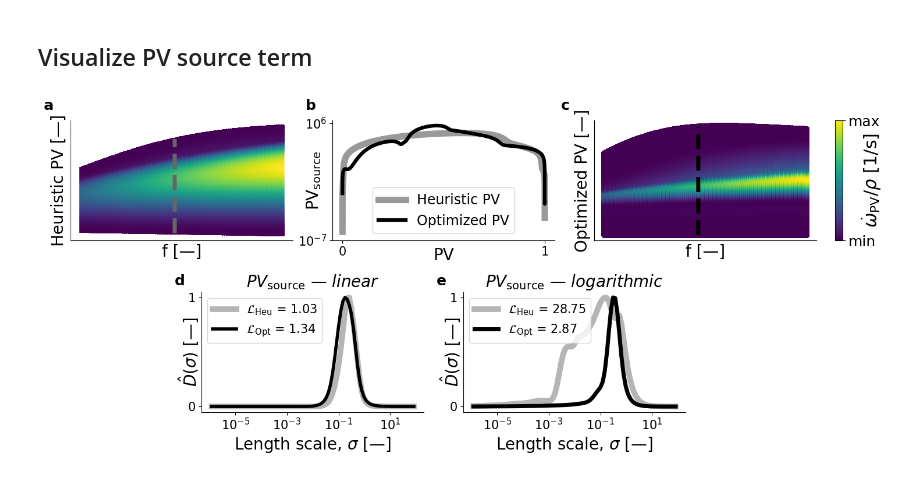
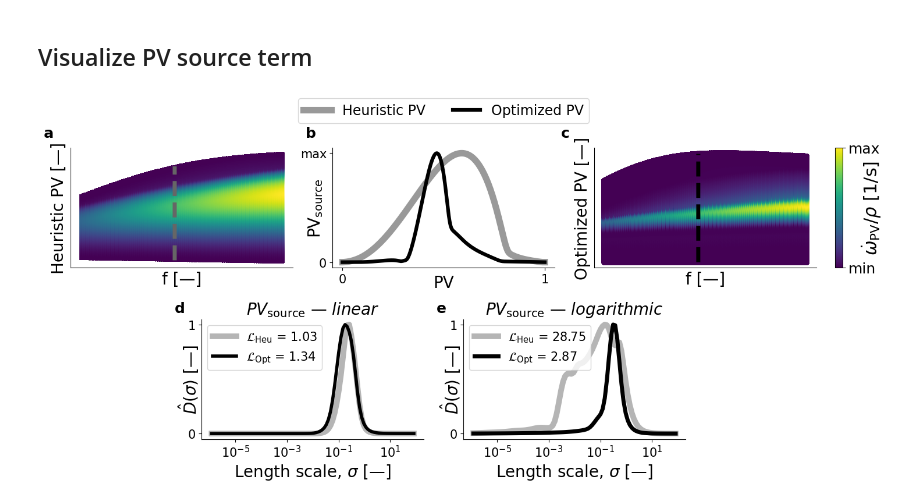
Before and after one commit to GregoireCorluy/PV-optimization-for-ROM, a Jupyter notebook: Figures/Figure-6-PVsource-manifold-cost.ipynb, the cells around one changed output. Saved outputs shown, nothing was run; the diff lists cells and outputs as text; code cells hidden in the pictures.

Commit message:
replace with linear scale for PV source term heuristic vs optimized

```diff
--- a/Figures/Figure-6-PVsource-manifold-cost.ipynb
+++ b/Figures/Figure-6-PVsource-manifold-cost.ipynb
@@ -213,11 +213,11 @@ with h5py.File(f"{path_data_autoignition}{filename_autoignition}state-space-sour
     PV_Xu_source_test = PV_Xu_source_test.to_numpy()
 
 first_negative_idx = np.where(PV_Xu_source_test < 0)[0][0]
-ax01.plot(PV_Xu_test[:first_negative_idx], PV_Xu_source_test[:first_negative_idx],
+ax01.plot(PV_Xu_test[:first_negative_idx], PV_Xu_source_test[:first_negative_idx]/PV_Xu_source_test[:first_negative_idx].max(),
               linewidth=8, color=str(0.6), label="Heuristic PV")
 
 first_negative_idx = np.where(PV_optimized_source_test < 0)[0][0]
-ax01.plot(PV_optimized_test[:first_negative_idx], PV_optimized_source_test[:first_negative_idx],
+ax01.plot(PV_optimized_test[:first_negative_idx], PV_optimized_source_test[:first_negative_idx]/PV_optimized_source_test[:first_negative_idx].max(),
               linewidth=4.5, color="k", linestyle="-", label="Optimized PV")
 
 ax01.set_xlabel("PV", fontsize=20, labelpad=-13)
@@ -225,10 +225,12 @@ ax01.set_ylabel("PV$_{\mathrm{source}}$", fontsize=20, labelpad = -30)
 ax01.set_xticks([0, 1])
 ax01.tick_params(axis='x', labelsize=15)
 ax01.tick_params(axis='y', labelsize=15)
-ax01.set_ylim([1e-7, 2e6])
-ax01.set_yscale("log")
-ax01.set_yticks([1e-7, 1e6])
-ax01.legend(fontsize=17, ncol=1, loc='lower center') #, bbox_to_anchor=(0.5, 1.24) #, loc='upper center', bbox_to_anchor=(0.5, 1.15)
+#ax01.set_ylim([1e-7, 2e6])
+#ax01.set_yscale("log")
+#ax01.set_yticks([1e-7, 1e6])
+ax01.set_yticks([0, 1])
+ax01.set_yticklabels(["0", "max"])
+ax01.legend(fontsize=17, ncol=2, loc='upper center', bbox_to_anchor=(0.5, 1.47)) #, bbox_to_anchor=(0.5, 1.24) #, loc='upper center', bbox_to_anchor=(0.5, 1.15)
 
 #################################
 # Bottom right - Dhat curve
@@ -307,31 +309,31 @@ ax11.plot(bandwidth_values_optimized_0D_logPVsource,
               color=greys(1.0), zorder=2,
               label=f'$\mathcal{{L}}_{{\\mathrm{{Opt}}}}$ = {costsOptimized_0D_logPVsource[0]:.2f}',
               linewidth=5)
 
 
 ax11.set_xlabel(r"Length scale, $\sigma$"+ " [\u2014]", fontsize=20)
 ax11.set_ylabel(r"$\hat{D}(\sigma)$" + " [\u2014]", fontsize=20, labelpad = -15)
 ax11.set_xscale("log")
 ax11.set_yticks([0, 1])
 ax11.tick_params(axis='x', labelsize=15)
 ax11.tick_params(axis='y', labelsize=15)
 ax11.set_title(r"$\mathit{PV_{\mathrm{source}}}$" + " \u2014 " + r"$\mathit{logarithmic}$", fontsize=20)
 ax11.legend(fontsize=15)
 
 for ax in [ax00, ax01, ax02, ax10, ax11]:
     ax.spines['top'].set_visible(False)
     ax.spines['right'].set_visible(False)
 
 add_panel_label(ax00, "a")
 add_panel_label(ax01, "b")
 add_panel_label(ax02, "c", x_offset=-0.15)
 add_panel_label(ax10, "d", y_offset= 1.15)
 add_panel_label(ax11, "e", y_offset= 1.15)
 
 
 if(save):
     plt.savefig(pathSave + name, dpi=1000, bbox_inches='tight')
 
 plt.show()
 # %% [output]
-[figure, old version]
+[figure, new version]
```
